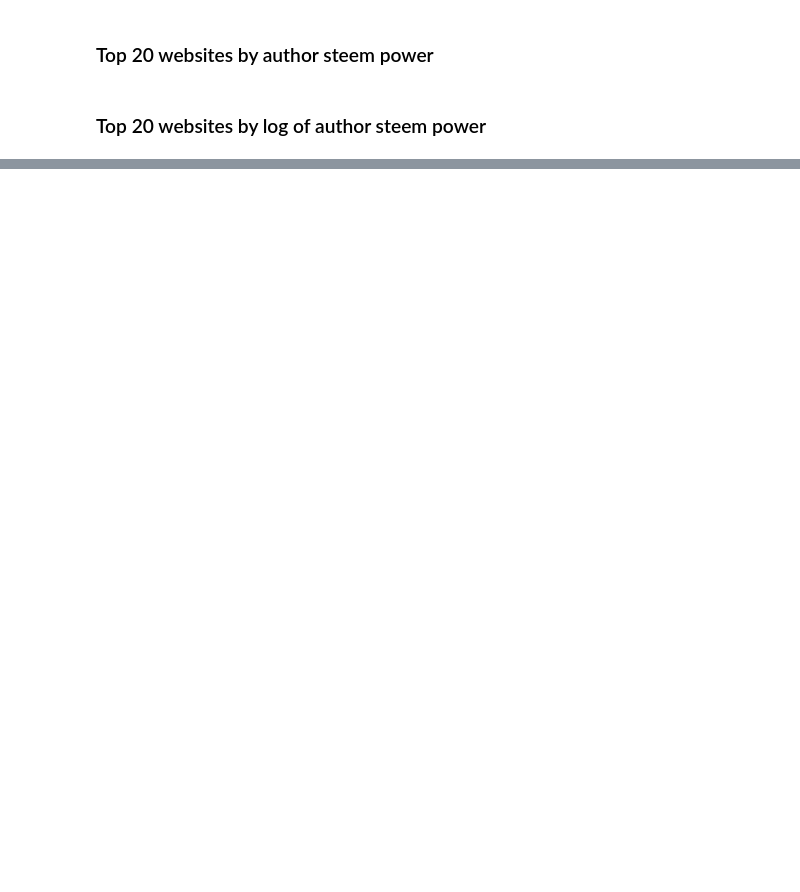
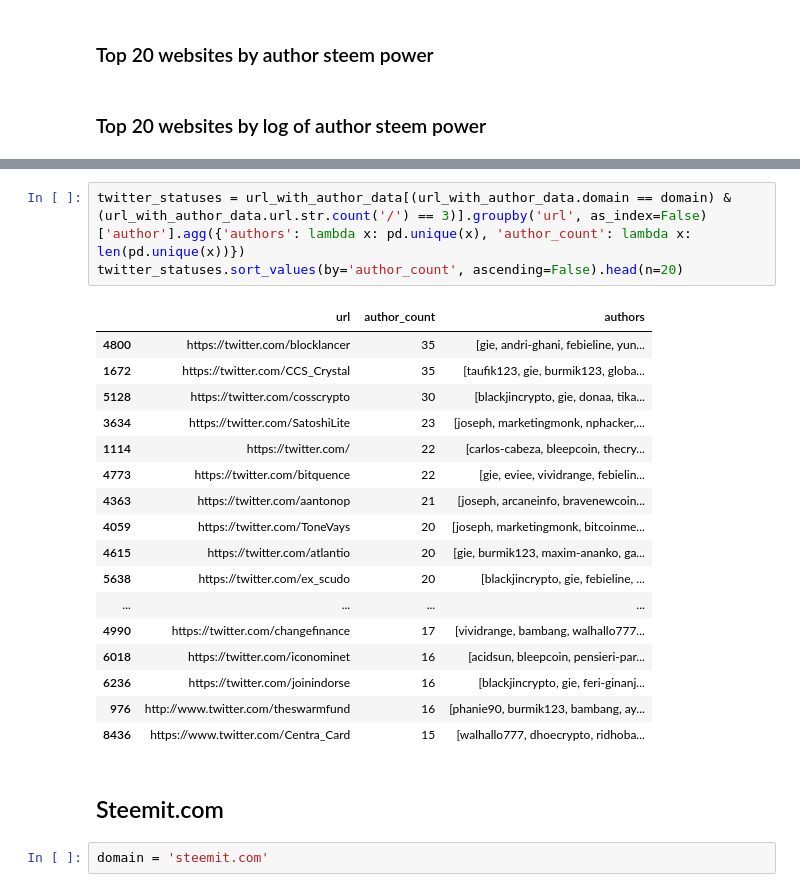
Before and after one commit to codewithcheese/steem-mentions, a Jupyter notebook: Most mentioned websites.ipynb, the cells around one changed output, grey strips where cells are left out. Saved outputs shown, nothing was run; the diff lists cells and outputs as text; blank space fills up the shorter version.

```diff
--- a/Most mentioned websites.ipynb
+++ b/Most mentioned websites.ipynb
@@ -218,0 +348,25 @@ url_with_author_data.loc[url_with_author_data.domain=='tradingview.com']
+# %%
+twitter_statuses = url_with_author_data[(url_with_author_data.domain == domain) & (url_with_author_data.url.str.count('/') == 3)].groupby('url', as_index=False)['author'].agg({'authors': lambda x: pd.unique(x), 'author_count': lambda x: len(pd.unique(x))})
+twitter_statuses.sort_values(by='author_count', ascending=False).head(n=20)
+# %% [output]
+|  | url | author_count | authors |
+| 4800 | https://twitter.com/blocklancer | 35 | [gie, andri-ghani, febieline, yun... |
+| 1672 | https://twitter.com/CCS_Crystal | 35 | [taufik123, gie, burmik123, globa... |
+| 5128 | https://twitter.com/cosscrypto | 30 | [blackjincrypto, gie, donaa, tika... |
+| 3634 | https://twitter.com/SatoshiLite | 23 | [joseph, marketingmonk, nphacker,... |
+| 1114 | https://twitter.com/ | 22 | [carlos-cabeza, bleepcoin, thecry... |
+| 4773 | https://twitter.com/bitquence | 22 | [gie, eviee, vividrange, febielin... |
+| 4363 | https://twitter.com/aantonop | 21 | [joseph, arcaneinfo, bravenewcoin... |
+| 4059 | https://twitter.com/ToneVays | 20 | [joseph, marketingmonk, bitcoinme... |
+| 4615 | https://twitter.com/atlantio | 20 | [gie, burmik123, maxim-ananko, ga... |
+| 5638 | https://twitter.com/ex_scudo | 20 | [blackjincrypto, gie, febieline, ... |
+| ... | ... | ... | ... |
+| 4990 | https://twitter.com/changefinance | 17 | [vividrange, bambang, walhallo777... |
+| 6018 | https://twitter.com/iconominet | 16 | [acidsun, bleepcoin, pensieri-par... |
+| 6236 | https://twitter.com/joinindorse | 16 | [blackjincrypto, gie, feri-ginanj... |
+| 976 | http://www.twitter.com/theswarmfund | 16 | [phanie90, burmik123, bambang, ay... |
+| 8436 | https://www.twitter.com/Centra_Card | 15 | [walhallo777, dhoecrypto, ridhoba... |
+# %% [markdown]
+## Steemit.com
+# %%
+domain = 'steemit.com'
```
Also changed, not shown: parts of 78 cells of this notebook.
